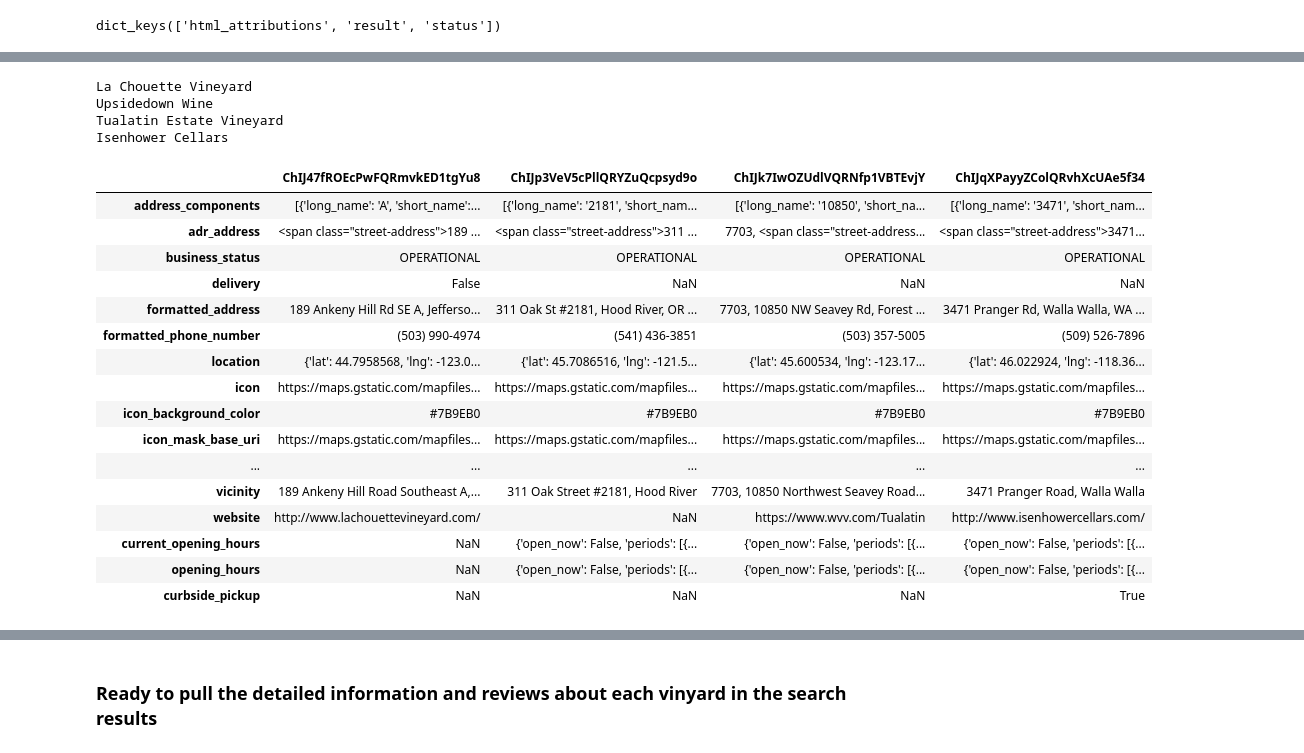
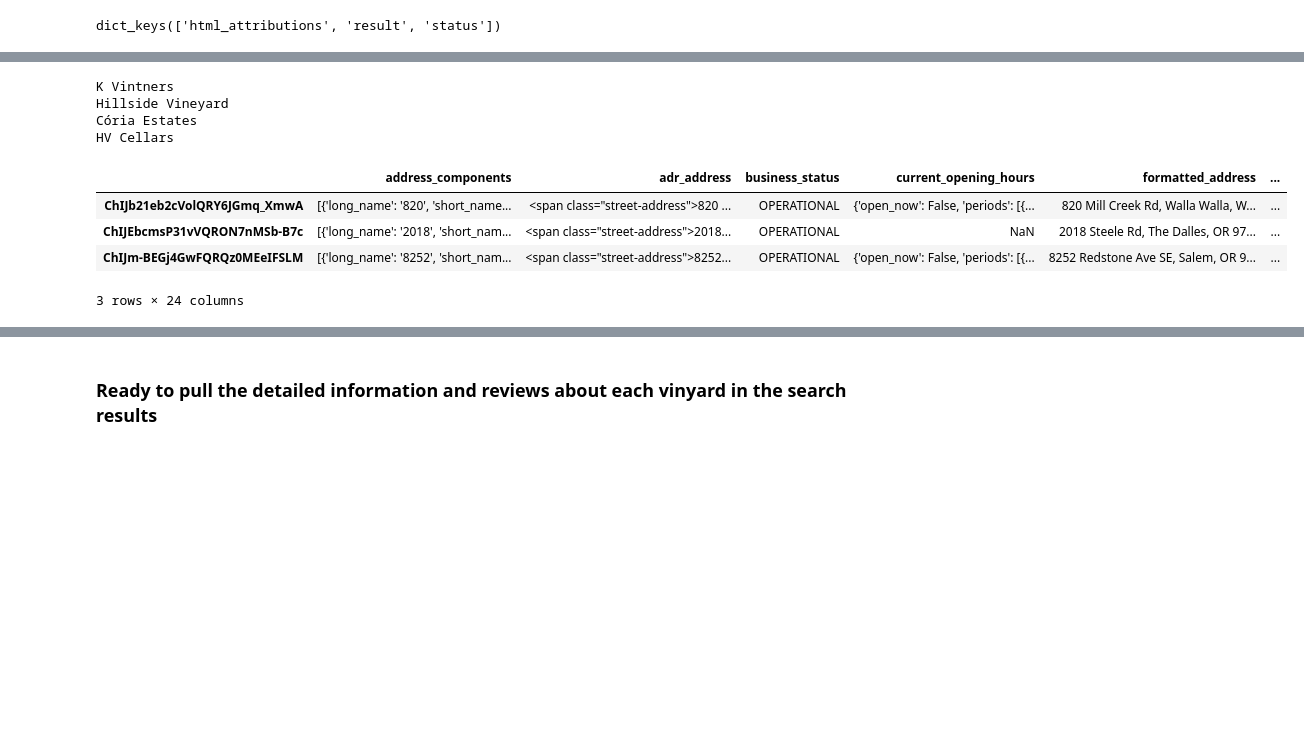
Before and after one commit to Bag0niku/Oregon_Wine, a Jupyter notebook: data/nick_testing_google_places_api.ipynb, the cells around one changed output, grey strips where cells are left out. Cells and saved outputs as stored; diff of their text form; code cells hidden in the pictures; blank space fills up the shorter version.

Commit message:
cleaning the google api data

```diff
--- a/data/nick_testing_google_places_api.ipynb
+++ b/data/nick_testing_google_places_api.ipynb
@@ -274,9 +351,10 @@ for i, area in enumerate(areas_to_search):
 ## Looping Through all result pages of one search grabing the next_page_tokens and place_id's
     while more_results:
         if len(page_token_list) == 0:
-            response = requests.get(nearby_url, payload).json()
+            url = nearby_url+f"key={payload['key']}&location={payload['location']}&radius={payload['radius']}&keyword={payload['keyword']}"
+            response = requests.get(url).json()
         else:
-            url = nearby_url+ f"key={gkey}&pagetoken={page_token_list[-1]}"
+            url = nearby_url+ f"key={payload['key']}&pagetoken={page_token_list[-1]}"
             response = requests.get(url).json()
 
         for place in response["results"]:
@@ -294,7 +372,7 @@ for i, area in enumerate(areas_to_search):
     print("Number of unique place_ids saved:", len(saved_place_ids))
     print("==============\n===============\n===============")
 
-## radius:50000 = 345 results
+## radius:50000 = 376 results
 # %% [output]
 0. End for this location, moving onto the next.
 New Totals:
@@ -330,9 +408,10 @@ for i, area in enumerate(areas_to_search):
 ## Looping Through all result pages of one search grabing the next_page_tokens and place_id's
     while more_results:
         if len(page_token_list) == 0:
-            response = requests.get(nearby_url, payload).json()
+            url = nearby_url+f"key={payload['key']}&location={payload['location']}&radius={payload['radius']}&keyword={payload['keyword']}"
+            response = requests.get(url).json()
         else:
-            url = nearby_url+ f"key={gkey}&pagetoken={page_token_list[-1]}"
+            url = nearby_url+ f"key={payload['key']}&pagetoken={page_token_list[-1]}"
             response = requests.get(url).json()
 
         for place in response["results"]:
@@ -433,52 +512,59 @@ for x in range(3):
     detail_list.append(saved_place_ids.pop())  ## takes the id out of saved_place_id's and puts it in detail list
 # %%
 for place in detail_list:
-    print(requests.get(details_url+f"key={gkey}&place_id={place}").json()["result"]["name"])
+    print(requests.get(details_url+f"key={payload['key']}&place_id={place}").json()["result"]["name"])
     saved_place_ids.add(place) ## puts the id back into the saved_place_id's
 # %% [output]
-La Chouette Vineyard
-Upsidedown Wine
-Tualatin Estate Vineyard
-Isenhower Cellars
+K Vintners
+Hillside Vineyard
+Cória Estates
+HV Cellars
 # %%
-## Detail keys to save:  "geometry"["location"] as location
 detail_dict= dict()
 reviews_dict = dict()
+geometry_dict = dict()
+photos_list = list()
 
-for place in enumerate(detail_list):
+for i, place in enumerate(detail_list):
+    if i>2:
+        break
 ##  make the search request for the details of the place
-    response = requests.get(details_url+f"key={gkey}&place_id={place}").json()["result"]
+    response = requests.get(details_url+f"key={payload['key']}&place_id={place}").json()["result"]
     detail_dict[place] = dict()
 
-## Save all the information
+# ## Save all the information
     for key in response.keys():
         if key != 'geometry':
             if key != "reviews":
-                detail_dict[place][key] = response[key]
+                if key != 'photos':
+                    detail_dict[place][key] = response[key]
+                else:
+                     for photo in response[key]:
+                        photos_dict = {'photo_reference' : photo['photo_reference'],
+                                       'place_id':place, 'height' : photo['height'],
+                                       'width' : photo['width'], 'uploader' : photo['html_attributions'] }
+                        photos_list.append(photos_dict)
+
             else:
                 for review in response[key]:
                     reviews_dict[place] = dict()
                     for key2 in review:
                         reviews_dict[place][key2] = review[key2]
         else:
-            detail_dict[place]["location"] = response[key]['location']
+            geometry_dict[place] = {
+                    ## response[key]['location'][lat/lng]
+                    'center_lat': response[key]['location']['lat'],
+                    'center_lon': response[key]['location']['lng'],
+                    ## response[key]['viewport'][northeast/southeast][lat/lng]
+                    'northeast_lat': response[key]['viewport']['northeast']['lat'],
+                    'northeast_lon': response[key]['viewport']['northeast']['lng'],
+                    'southwest_lat': response[key]['viewport']['southwest']['lat'],
+                    'southwest_lon': response[key]['viewport']['southwest']['lng']}
 # %%
-pd.DataFrame(detail_dict)
+pd.DataFrame(detail_dict).transpose()
 # %% [output]
-|  | ChIJ47fROEcPwFQRmvkED1tgYu8 | ChIJp3VeV5cPllQRYZuQcpsyd9o | ChIJk7IwOZUdlVQRNfp1VBTEvjY | ChIJqXPayyZColQRvhXcUAe5f34 |
-| address_components | [{'long_name': 'A', 'short_name':... | [{'long_name': '2181', 'short_nam... | [{'long_name': '10850', 'short_na... | [{'long_name': '3471', 'short_nam... |
-| adr_address | <span class="street-address">189 ... | <span class="street-address">311 ... | 7703, <span class="street-address... | <span class="street-address">3471... |
-| business_status | OPERATIONAL | OPERATIONAL | OPERATIONAL | OPERATIONAL |
-| delivery | False | NaN | NaN | NaN |
-| formatted_address | 189 Ankeny Hill Rd SE A, Jefferso... | 311 Oak St #2181, Hood River, OR ... | 7703, 10850 NW Seavey Rd, Forest ... | 3471 Pranger Rd, Walla Walla, WA ... |
-| formatted_phone_number | (503) 990-4974 | (541) 436-3851 | (503) 357-5005 | (509) 526-7896 |
-| location | {'lat': 44.7958568, 'lng': -123.0... | {'lat': 45.7086516, 'lng': -121.5... | {'lat': 45.600534, 'lng': -123.17... | {'lat': 46.022924, 'lng': -118.36... |
-| icon | https://maps.gstatic.com/mapfiles... | https://maps.gstatic.com/mapfiles... | https://maps.gstatic.com/mapfiles... | https://maps.gstatic.com/mapfiles... |
-| icon_background_color | #7B9EB0 | #7B9EB0 | #7B9EB0 | #7B9EB0 |
-| icon_mask_base_uri | https://maps.gstatic.com/mapfiles... | https://maps.gstatic.com/mapfiles... | https://maps.gstatic.com/mapfiles... | https://maps.gstatic.com/mapfiles... |
-| ... | ... | ... | ... | ... |
-| vicinity | 189 Ankeny Hill Road Southeast A,... | 311 Oak Street #2181, Hood River | 7703, 10850 Northwest Seavey Road... | 3471 Pranger Road, Walla Walla |
-| website | http://www.lachouettevineyard.com/ | NaN | https://www.wvv.com/Tualatin | http://www.isenhowercellars.com/ |
-| current_opening_hours | NaN | {'open_now': False, 'periods': [{... | {'open_now': False, 'periods': [{... | {'open_now': False, 'periods': [{... |
-| opening_hours | NaN | {'open_now': False, 'periods': [{... | {'open_now': False, 'periods': [{... | {'open_now': False, 'periods': [{... |
-| curbside_pickup | NaN | NaN | NaN | True |
+|  | address_components | adr_address | business_status | current_opening_hours | formatted_address | ... |
+| ChIJb21eb2cVolQRY6JGmq_XmwA | [{'long_name': '820', 'short_name... | <span class="street-address">820 ... | OPERATIONAL | {'open_now': False, 'periods': [{... | 820 Mill Creek Rd, Walla Walla, W... | ... |
+| ChIJEbcmsP31vVQRON7nMSb-B7c | [{'long_name': '2018', 'short_nam... | <span class="street-address">2018... | OPERATIONAL | NaN | 2018 Steele Rd, The Dalles, OR 97... | ... |
+| ChIJm-BEGj4GwFQRQz0MEeIFSLM | [{'long_name': '8252', 'short_nam... | <span class="street-address">8252... | OPERATIONAL | {'open_now': False, 'periods': [{... | 8252 Redstone Ave SE, Salem, OR 9... | ... |
+3 rows × 24 columns
```
Also changed, not shown: parts of 64 cells of this notebook, 3 other files.
